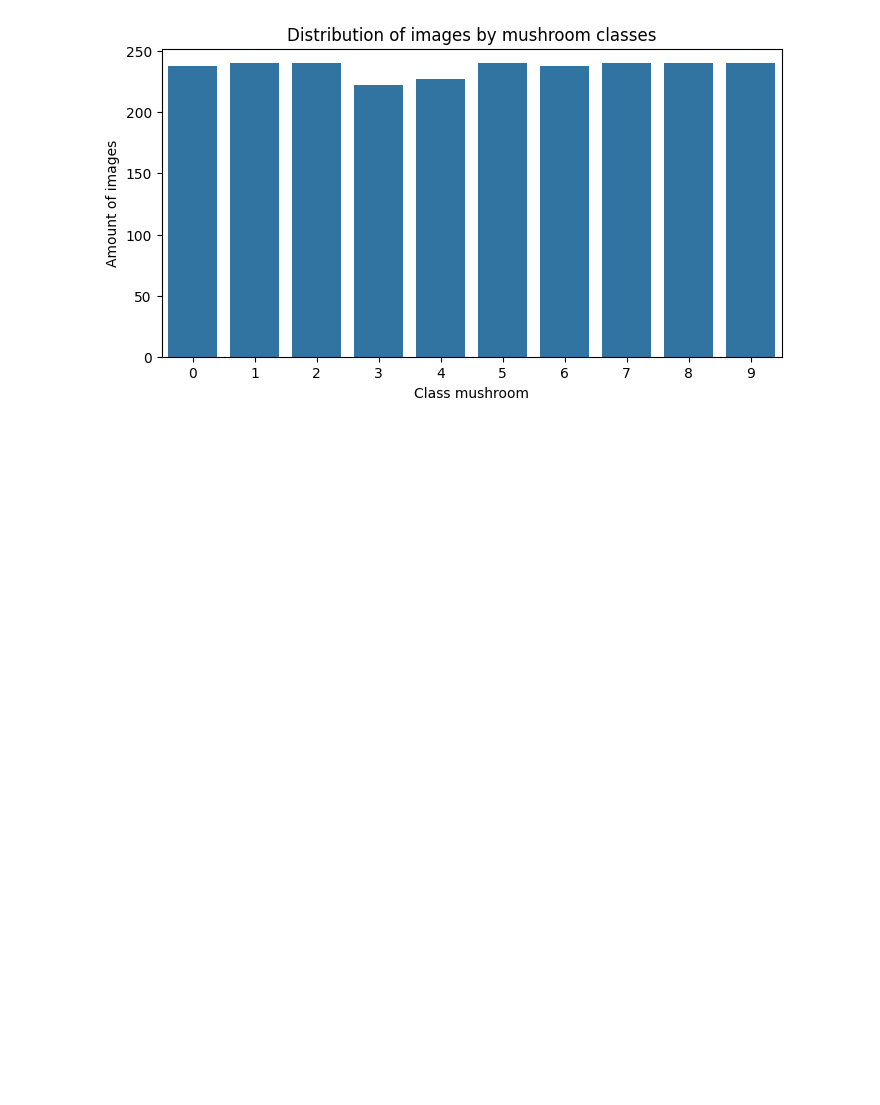
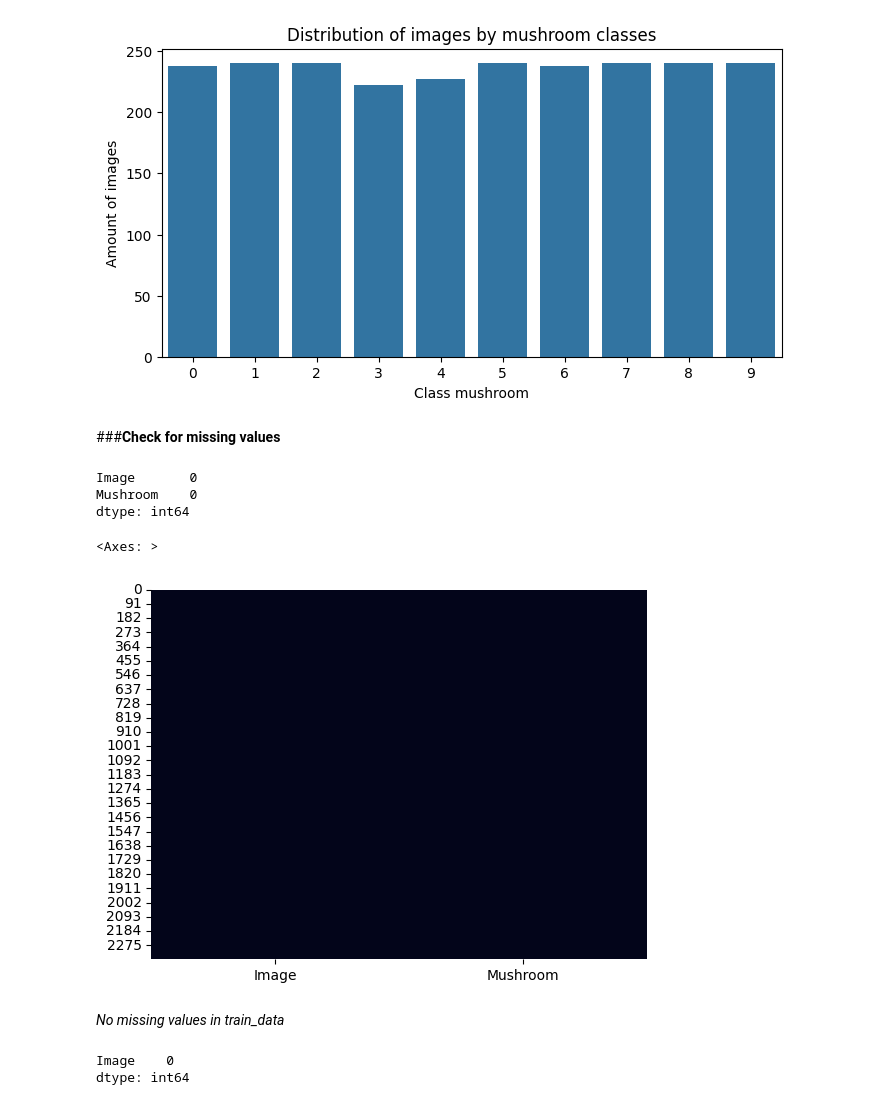
Before and after one commit to khrystynaPeniak/deep-learning-project-multiclass-classification, a Jupyter notebook: mashroom-vision.ipynb, the cells around one changed output. Drawn from its saved outputs; the diff is of its cells as text; code cells hidden in the pictures; blank space fills up the shorter version.

Commit message:
Add checking missing values and duplicates.

```diff
--- a/mashroom-vision.ipynb
+++ b/mashroom-vision.ipynb
@@ -117,3 +117,23 @@ plt.ylabel("Amount of images")
 plt.show()
 # %% [output]
 [figure]
+# %% [markdown]
+###**Check for missing values**
+# %%
+print(train_data.isnull().sum())
+# %% [output]
+Image       0
+Mushroom    0
+dtype: int64
+# %%
+sns.heatmap(train_data.isnull(), cbar=False)
+# %% [output]
+<Axes: >
+[figure, added]
+# %% [markdown]
+*No missing values in train_data*
+# %%
+print(test_data.isnull().sum())
+# %% [output]
+Image    0
+dtype: int64
```
Also changed, not shown: parts of 6 cells of this notebook.
